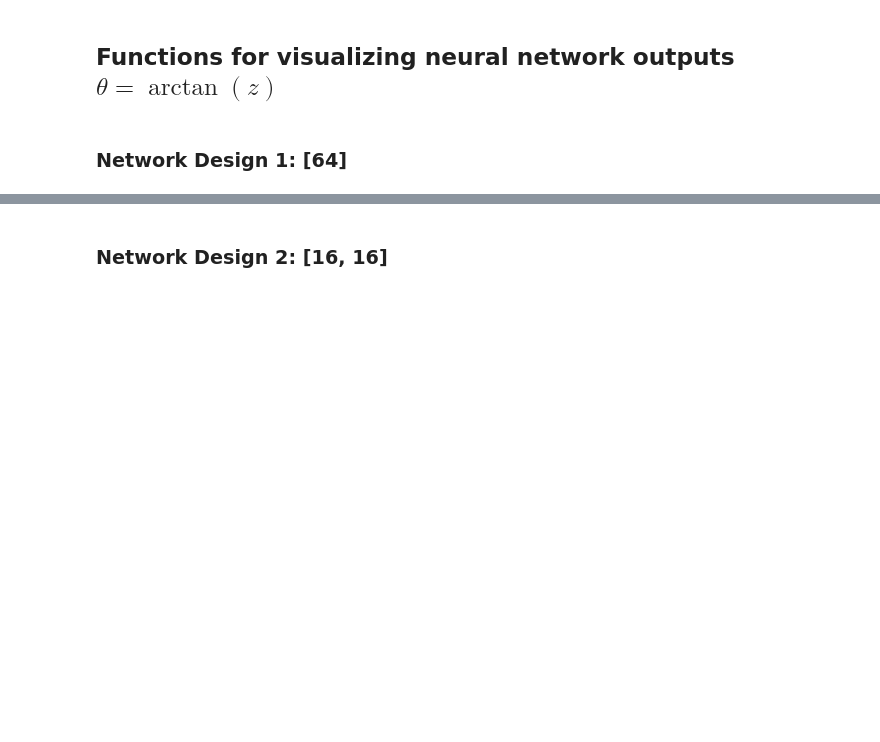
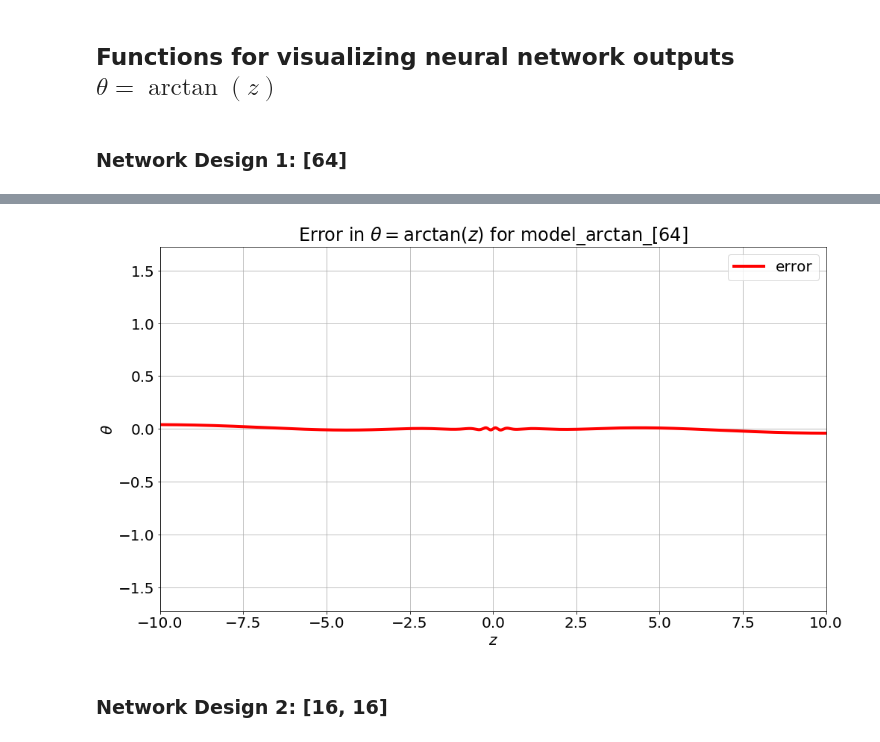
Before and after one commit to memanuel/IACS-n-body, a Jupyter notebook: src/polar-coord-tan.ipynb, the cells around one changed output, grey strips where cells are left out. Cells and saved outputs as stored; diff of their text form; code cells hidden in the pictures; blank space fills up the shorter version.

```diff
--- a/src/polar-coord-tan.ipynb
+++ b/src/polar-coord-tan.ipynb
@@ -238,7 +264,8 @@ model_tan_64.summary()
 # %% [markdown]
 **Load the network and its loss history if available; otherwise train it**
 # %%
-loss=keras.losses.MeanSquaredError()
+# loss=keras.losses.MeanSquaredError()
+loss=keras.losses.MeanSquaredLogarithmicError()
 optimizer=keras.optimizers.Adam(learning_rate=1.0E-3)
 
 try:
@@ -394,5 +559,7 @@ fig, ax = plot_pred_arctan(model_arctan_64, x)
 # %%
-fig, ax = plot_error_arctan(model_arctan_64, x)
+fig, ax = plot_error_arctan(model_arctan_64, z)
+# %% [output]
+[figure, added]
 # %% [markdown]
 ### Network Design 2: [16, 16]
 # %%
```
Also changed, not shown: parts of 38 cells of this notebook, 2 other files.
